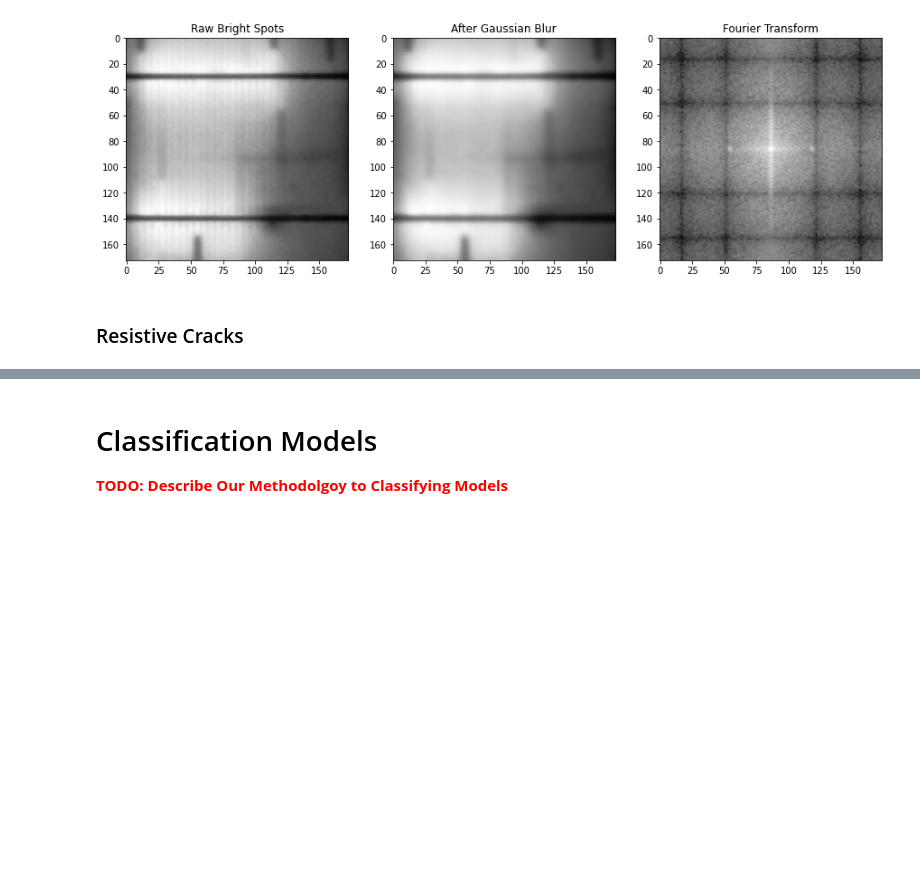
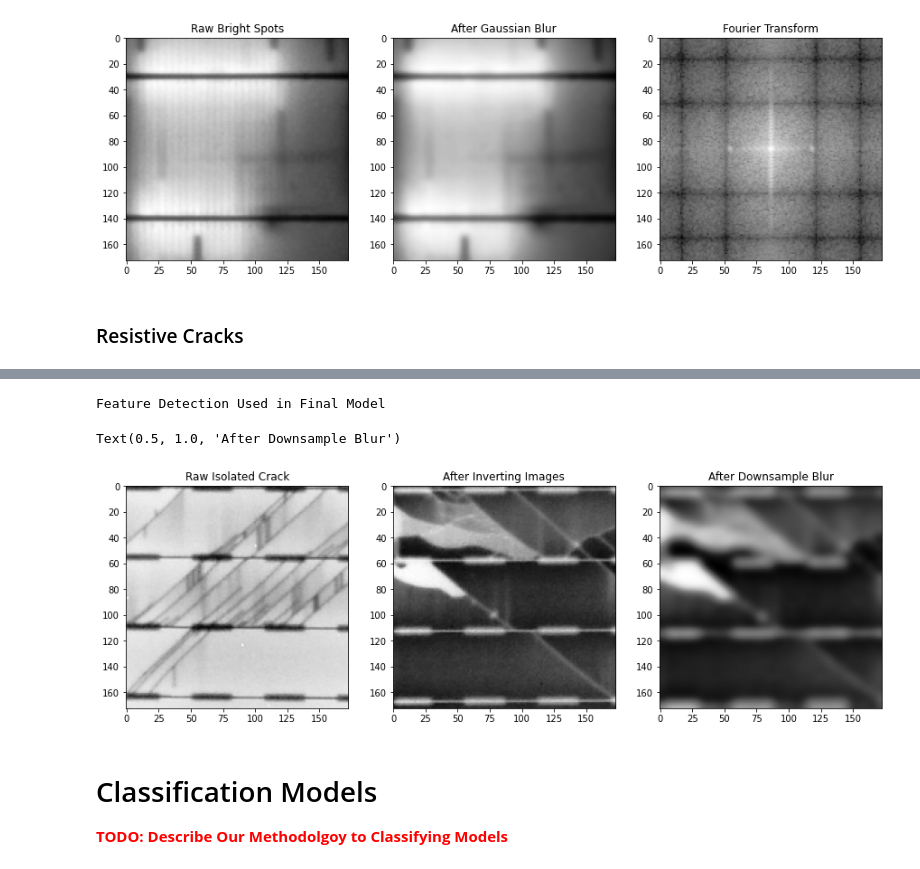
Before and after one commit to atox120/w281_finalproject_solascan, a Jupyter notebook: notebooks/main.ipynb, the cells around one changed output, grey strips where cells are left out. Saved outputs shown, nothing was run; the diff lists cells and outputs as text; code cells hidden in the pictures; blank space fills up the shorter version.

```diff
--- a/notebooks/main.ipynb
+++ b/notebooks/main.ipynb
@@ -449,3 +487,33 @@ Best pipeline:
+# %%
+from app.transforms import FFT, IFFT, CreateOnesMask, PCA, DownsampleBlur, MaskedFFT
+
+# Grab Isolated Crack Images
+isolated_defect_class='Isolated'
+isolated_defect = (DefectViewer(row_chop=25, col_chop=25) << (ImageLoader(defect_class=isolated_defect_class) << 10))
+isolated_defect.category = isolated_defect_class
+
+# Invert Images
+original, inverted = Exposure('invert') << isolated_defect
+
+#Apply Downsample Blur
+inverted_blurred =  Exposure('invert') << (DownsampleBlur(sigma=3, size=17) << isolated_defect)
+
+# Plot images
+print("Feature Detection Used in Final Model")
+plt.figure(figsize=(15, 24))
+plt.subplot(131)
+plt.imshow(closed_defect.images[2], cmap='Greys_r')
+plt.title("Raw Isolated Crack", size=12)
+plt.subplot(132)
+plt.imshow(inverted.images[2], cmap='Greys_r')
+plt.title("After Inverting Images", size=12)
+plt.subplot(133)
+plt.imshow(inverted_blurred[-1].images[2], cmap='Greys_r')
+plt.title("After Downsample Blur", size=12)
+# %% [output]
+Feature Detection Used in Final Model
+Text(0.5, 1.0, 'After Downsample Blur')
+[figure, added]
 # %% [markdown]
 # Classification Models
 
```
Also changed, not shown: parts of 32 cells of this notebook.
